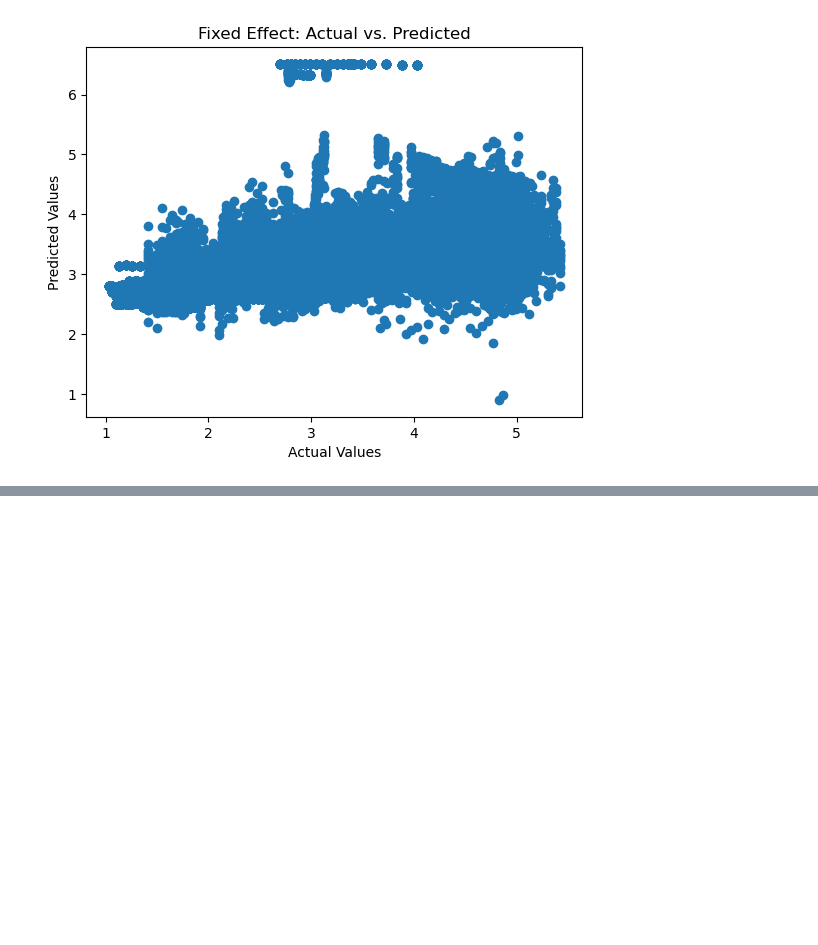
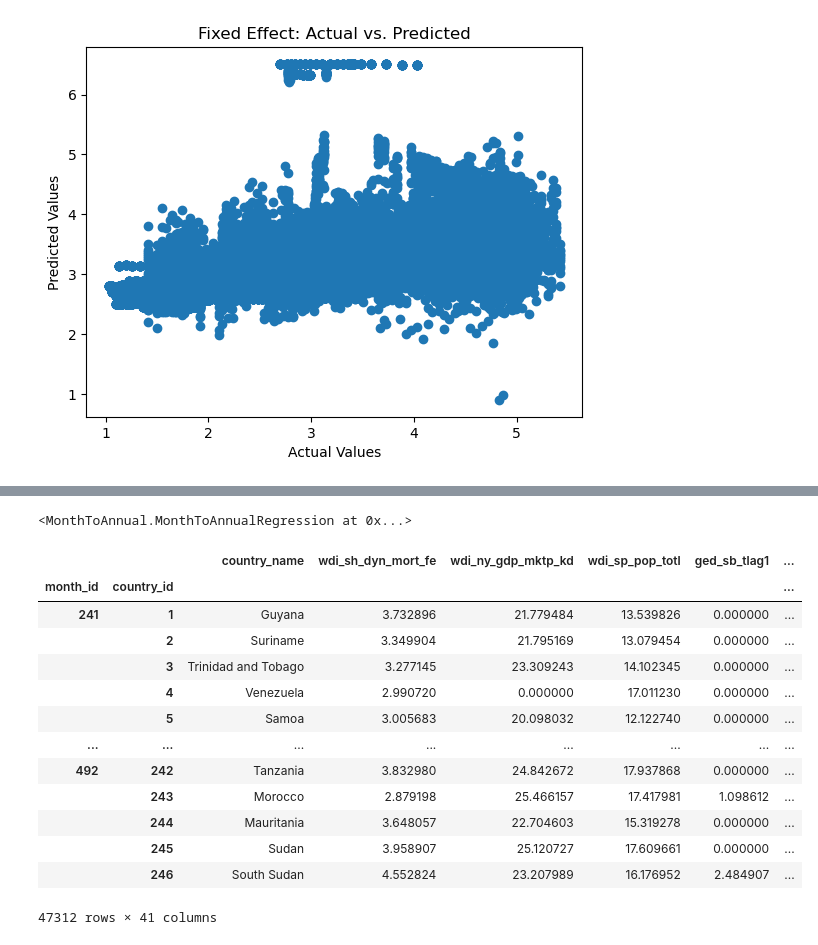
Before and after one commit to prio-data/Monthly-to-Annually-Link, a Jupyter notebook: test-class copy.ipynb, the cells around one changed output, grey strips where cells are left out. Cells and saved outputs as stored; diff of their text form; code cells hidden in the pictures; blank space fills up the shorter version.

```diff
--- a/test-class copy.ipynb
+++ b/test-class copy.ipynb
@@ -344,0 +315,21 @@ data1.predictions
+# %%
+data2
+# %% [output]
+<MonthToAnnual.MonthToAnnualRegression at 0x...>
+# %%
+data2.data
+# %% [output]
+|  |  | country_name | wdi_sh_dyn_mort_fe | wdi_ny_gdp_mktp_kd | wdi_sp_pop_totl | ged_sb_tlag1 | ... |
+| month_id | country_id |  |  |  |  |  | ... |
+| 241 | 1 | Guyana | 3.732896 | 21.779484 | 13.539826 | 0.000000 | ... |
+|  | 2 | Suriname | 3.349904 | 21.795169 | 13.079454 | 0.000000 | ... |
+|  | 3 | Trinidad and Tobago | 3.277145 | 23.309243 | 14.102345 | 0.000000 | ... |
+|  | 4 | Venezuela | 2.990720 | 0.000000 | 17.011230 | 0.000000 | ... |
+|  | 5 | Samoa | 3.005683 | 20.098032 | 12.122740 | 0.000000 | ... |
+| ... | ... | ... | ... | ... | ... | ... | ... |
+| 492 | 242 | Tanzania | 3.832980 | 24.842672 | 17.937868 | 0.000000 | ... |
+|  | 243 | Morocco | 2.879198 | 25.466157 | 17.417981 | 1.098612 | ... |
+|  | 244 | Mauritania | 3.648057 | 22.704603 | 15.319278 | 0.000000 | ... |
+|  | 245 | Sudan | 3.958907 | 25.120727 | 17.609661 | 0.000000 | ... |
+|  | 246 | South Sudan | 4.552824 | 23.207989 | 16.176952 | 2.484907 | ... |
+47312 rows × 41 columns
```
Also changed, not shown: parts of 22 cells of this notebook, 1 other file.
